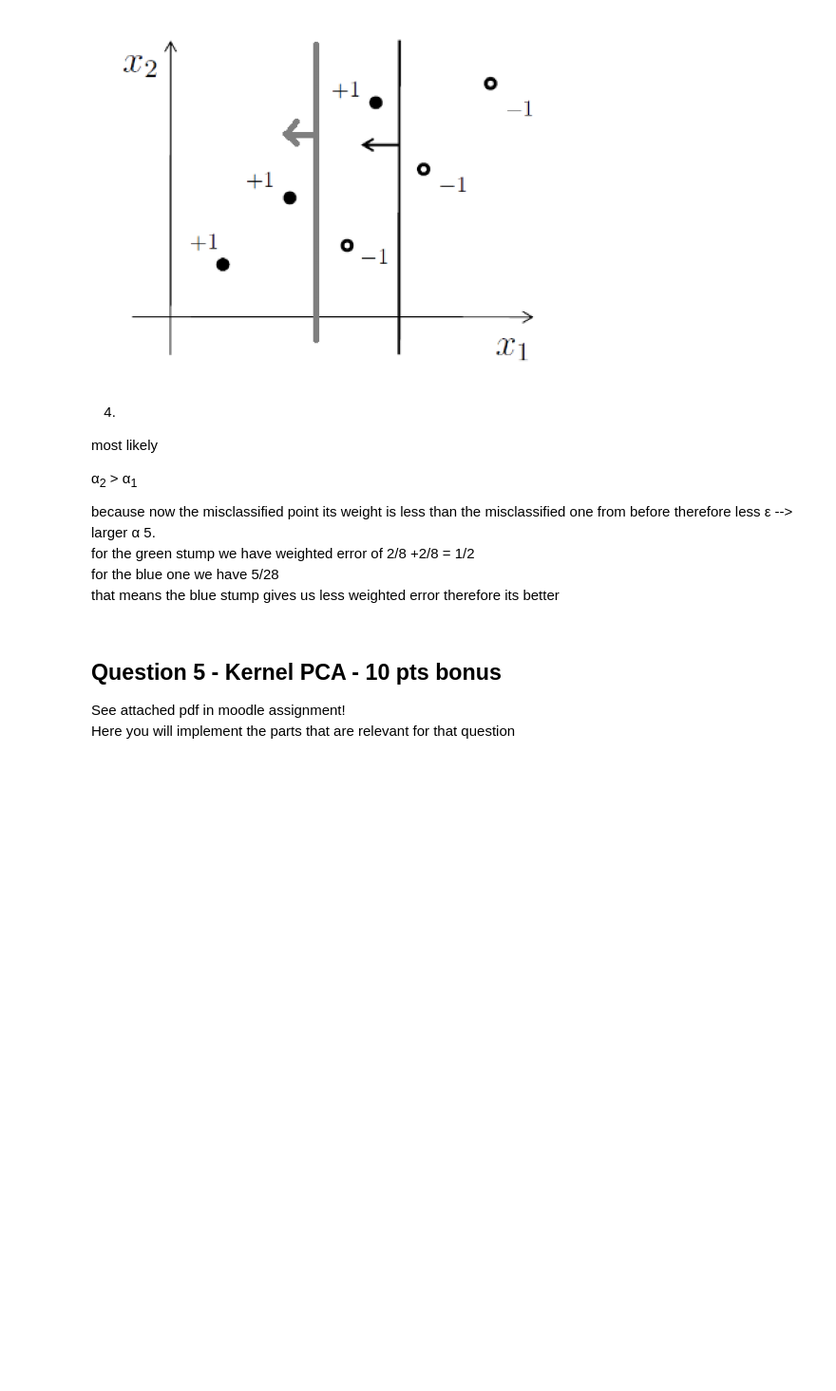
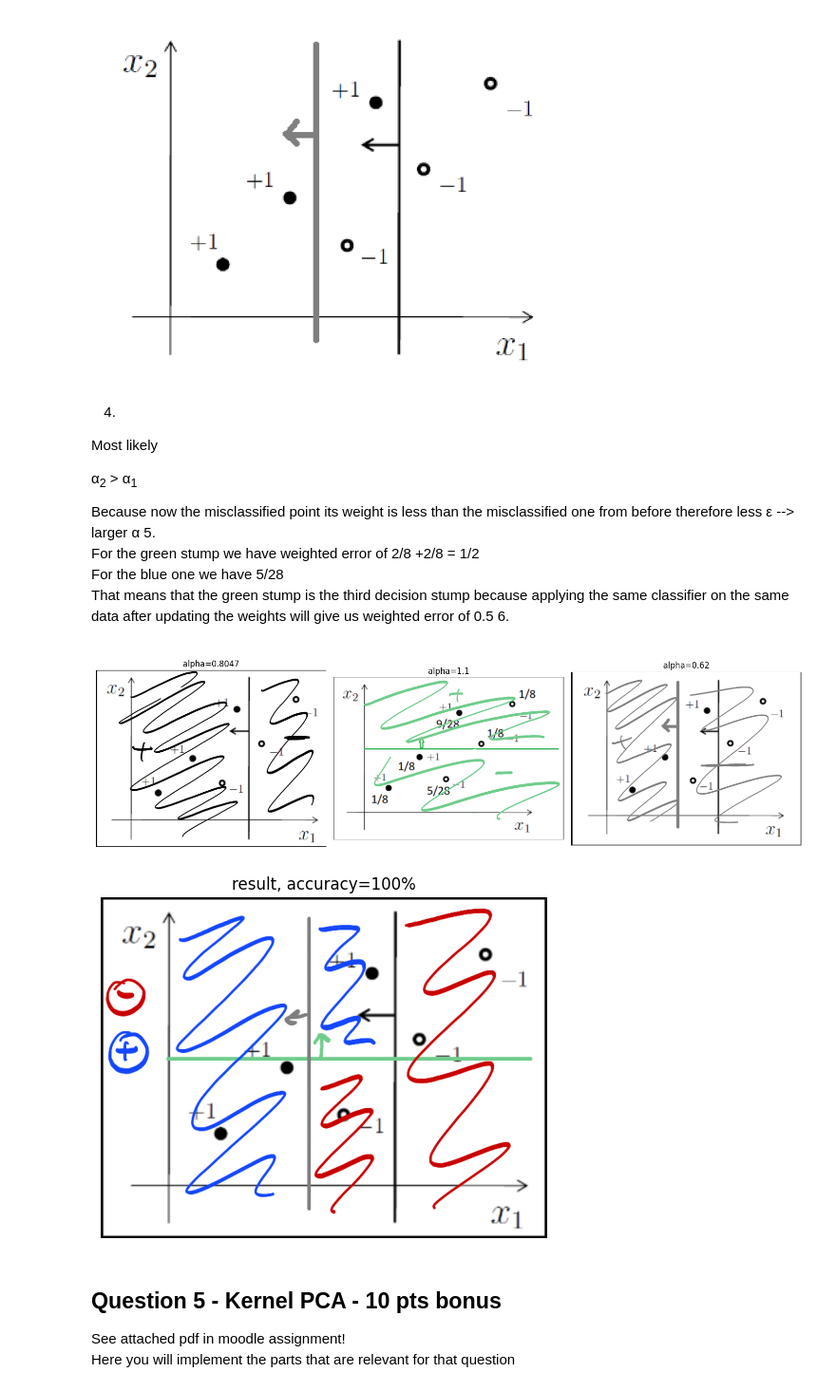
Before and after one commit to samihwar/machine_learning, a Jupyter notebook: HW4_sol.ipynb, the cells around one changed output. Shown at 95% size. Saved outputs shown, nothing was run; the diff lists cells and outputs as text; code cells hidden in the pictures; blank space fills up the shorter version.

```diff
--- a/HW4_sol.ipynb
+++ b/HW4_sol.ipynb
@@ -802,11 +804,46 @@ plt.show()
 
 
 4.   <br/>
-most likely <p>&alpha;<sub>2</sub> > &alpha;<sub>1</sub><p/> because now the misclassified point its weight is less than the misclassified one from before therefore less &epsilon; --> larger &alpha;
+Most likely <p>&alpha;<sub>2</sub> > &alpha;<sub>1</sub><p/>
+Because now the misclassified point its weight is less than the misclassified one from before therefore less &epsilon; --> larger &alpha;
 5.   <br/>
-for the green stump we have weighted error of 2/8 +2/8 = 1/2 <br/>
-for the blue one we have 5/28 <br/>
-that means the blue stump gives us less weighted error therefore its better
+For the green stump we have weighted error of 2/8 +2/8 = 1/2 <br/>
+For the blue one we have 5/28 <br/>
+That means that the green stump is the third decision stump because applying the same classifier on the same data after updating the weights will give us weighted error of 0.5
+6.
+# %%
+import matplotlib.pyplot as plt
+import matplotlib.image as mpimg
+img1 = mpimg.imread('q4_first.png')
+img2 = mpimg.imread('q4_second.png')
+img3 = mpimg.imread('q4_third.png')
+
+fig, axes = plt.subplots(1, 3, figsize=(15, 5))
+axes[0].imshow(img1)
+axes[0].set_title('alpha=0.8047')
+axes[0].axis('off')
+
+axes[1].imshow(img2)
+axes[1].set_title('alpha=1.1')
+axes[1].axis('off')
+
+axes[2].imshow(img3)
+axes[2].set_title('alpha=0.62')
+axes[2].axis('off')
+
+plt.tight_layout()
+plt.show()
+
+result_img = mpimg.imread('q4_result.png')
+fig, ax = plt.subplots(figsize=(5, 5))
+plt.imshow(result_img)
+plt.title('result, accuracy=100%')
+plt.axis('off')
+plt.tight_layout()
+plt.show()
+# %% [output]
+[figure, added]
+[figure, added]
 # %% [markdown]
 ## Question 5 - Kernel PCA - 10 pts bonus
 See attached pdf in moodle assignment! <br/>
```
Also changed, not shown: parts of 1 cell of this notebook.
